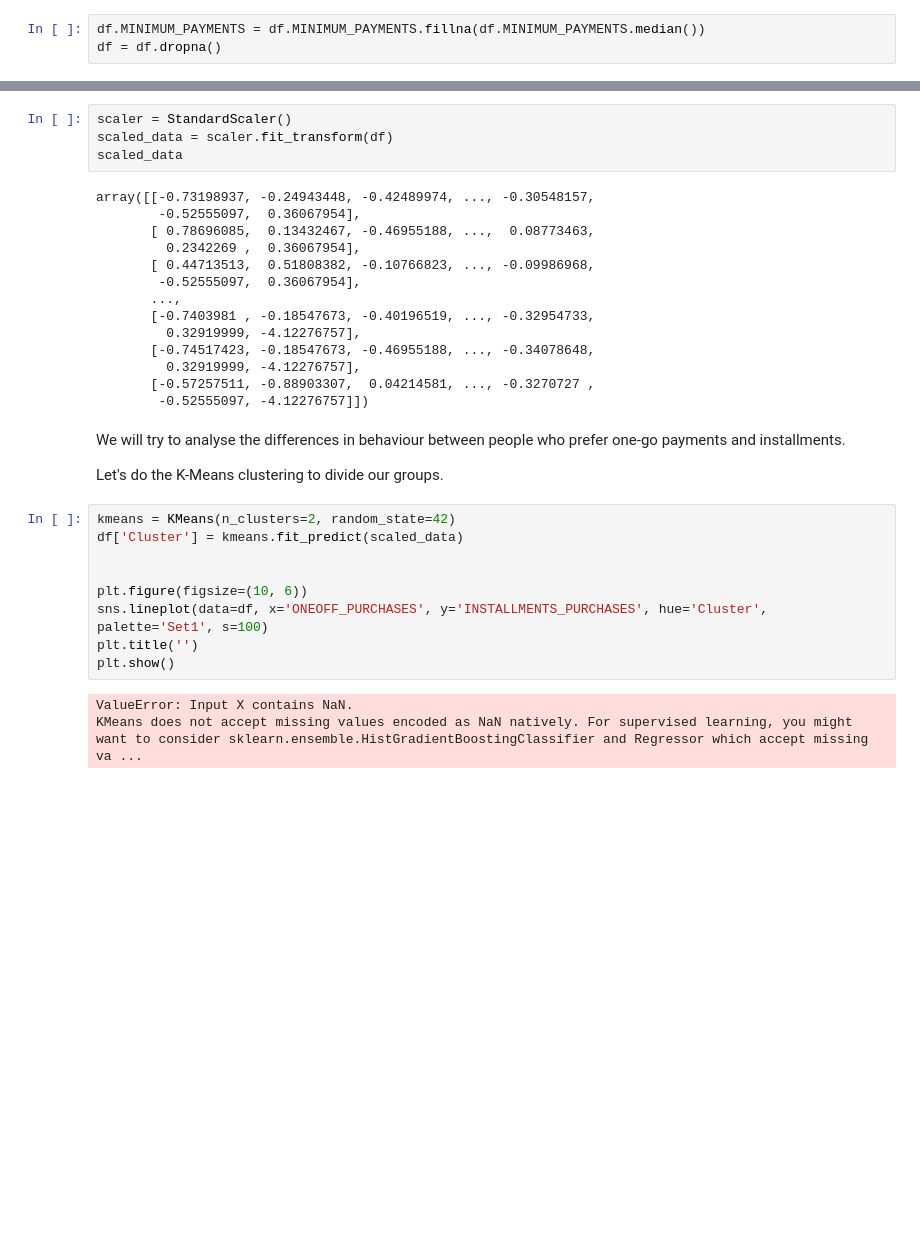
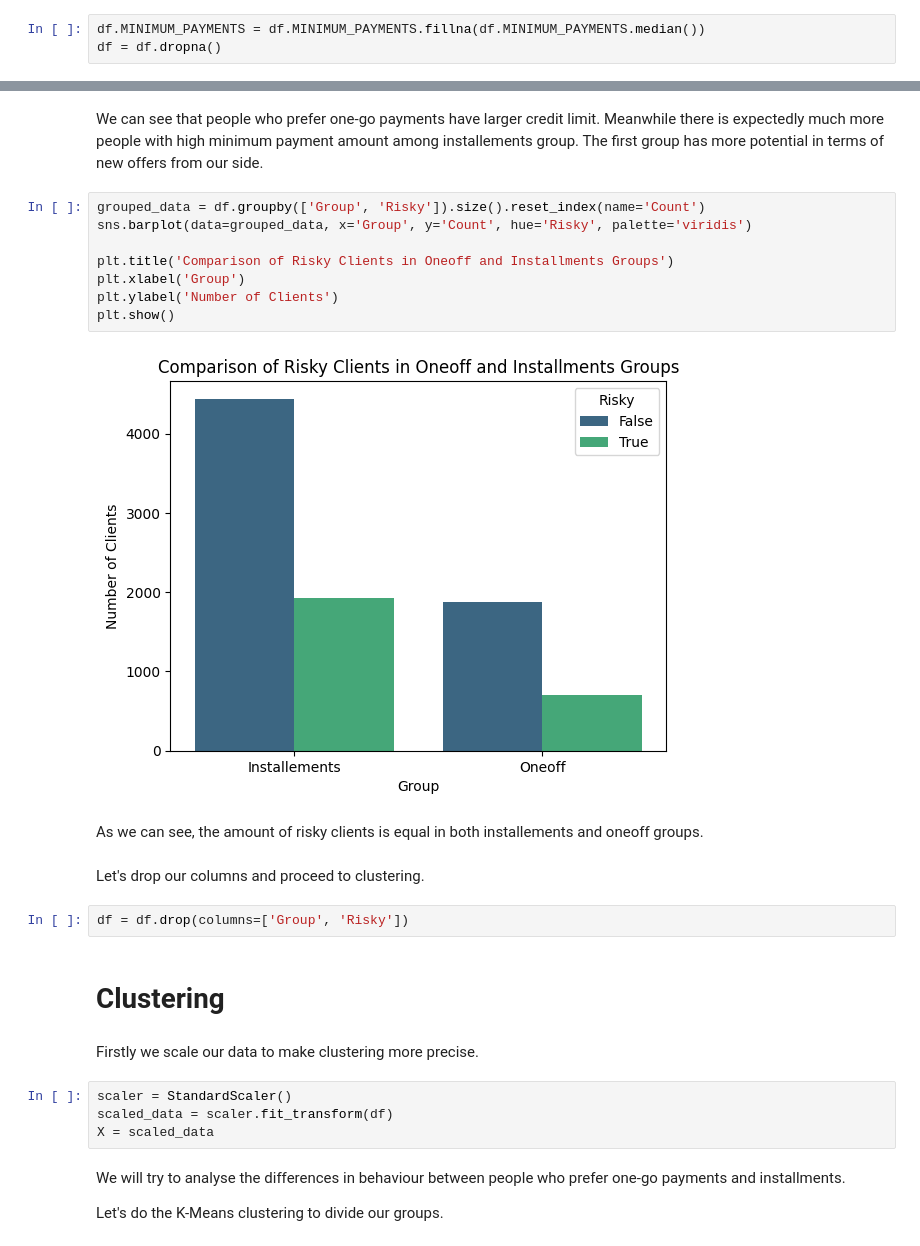
Before and after one commit to mirotorch/zsu, a Jupyter notebook: notebooks/zsu_proj.ipynb, the cells around one changed output, grey strips where cells are left out. Drawn from its saved outputs; the diff is of its cells as text; blank space fills up the shorter version.

Commit message:
proj1 clustering

```diff
--- a/notebooks/zsu_proj.ipynb
+++ b/notebooks/zsu_proj.ipynb
@@ -100,34 +175,30 @@ df = df.dropna()
+# %% [markdown]
+We can see that people who prefer one-go payments have larger credit limit. Meanwhile there is expectedly much more people with high minimum payment amount among installements group. The first group has more potential in terms of new offers from our side.
+# %%
+grouped_data = df.groupby(['Group', 'Risky']).size().reset_index(name='Count')
+sns.barplot(data=grouped_data, x='Group', y='Count', hue='Risky', palette='viridis')
+
+plt.title('Comparison of Risky Clients in Oneoff and Installments Groups')
+plt.xlabel('Group')
+plt.ylabel('Number of Clients')
+plt.show()
+# %% [output]
+[figure, added]
+# %% [markdown]
+As we can see, the amount of risky clients is equal in both installements and oneoff groups.
+# %% [markdown]
+Let's drop our columns and proceed to clustering.
+# %%
+df = df.drop(columns=['Group', 'Risky'])
+# %% [markdown]
+# Clustering
+# %% [markdown]
+Firstly we scale our data to make clustering more precise.
 # %%
 scaler = StandardScaler()
 scaled_data = scaler.fit_transform(df)
-scaled_data
+X = scaled_data
-# %% [output]
-array([[-0.73198937, -0.24943448, -0.42489974, ..., -0.30548157,
-        -0.52555097,  0.36067954],
-       [ 0.78696085,  0.13432467, -0.46955188, ...,  0.08773463,
-         0.2342269 ,  0.36067954],
-       [ 0.44713513,  0.51808382, -0.10766823, ..., -0.09986968,
-        -0.52555097,  0.36067954],
-       ...,
-       [-0.7403981 , -0.18547673, -0.40196519, ..., -0.32954733,
-         0.32919999, -4.12276757],
-       [-0.74517423, -0.18547673, -0.46955188, ..., -0.34078648,
-         0.32919999, -4.12276757],
-       [-0.57257511, -0.88903307,  0.04214581, ..., -0.3270727 ,
-        -0.52555097, -4.12276757]])
 # %% [markdown]
 We will try to analyse the differences in behaviour between people who prefer one-go payments and installments.
 
 Let's do the K-Means clustering to divide our groups.
-# %%
-kmeans = KMeans(n_clusters=2, random_state=42)
-df['Cluster'] = kmeans.fit_predict(scaled_data)
-
-
-plt.figure(figsize=(10, 6))
-sns.lineplot(data=df, x='ONEOFF_PURCHASES', y='INSTALLMENTS_PURCHASES', hue='Cluster', palette='Set1', s=100)
-plt.title('')
-plt.show()
-# %% [output]
-ValueError: Input X contains NaN.
-KMeans does not accept missing values encoded as NaN natively. For supervised learning, you might want to consider sklearn.ensemble.HistGradientBoostingClassifier and Regressor which accept missing va ...
```
Also changed, not shown: parts of 39 cells of this notebook.
